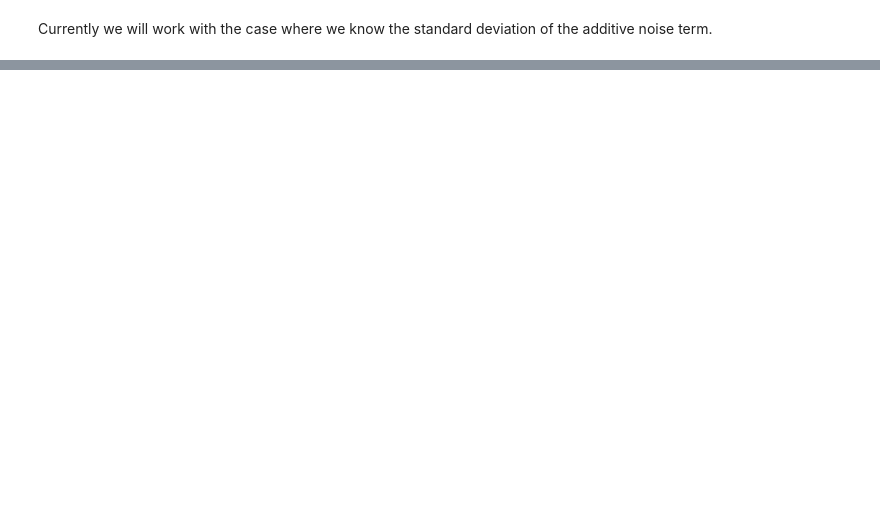
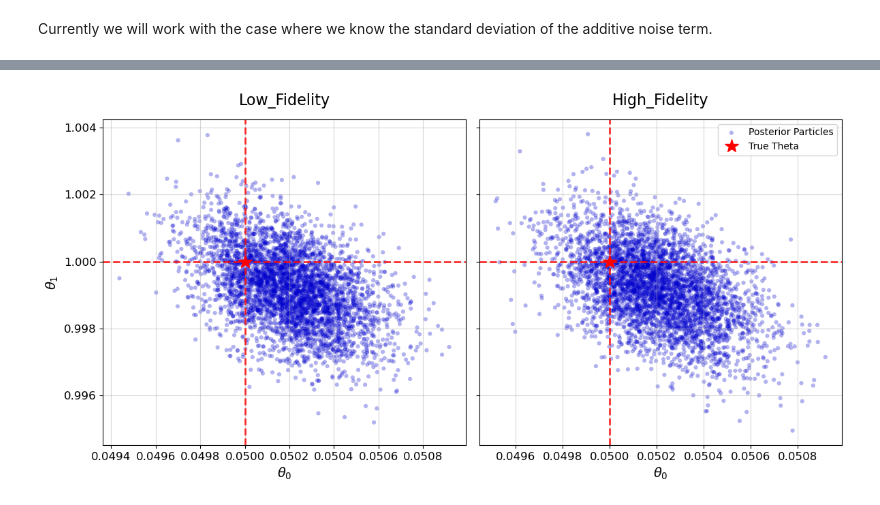
Before and after one commit to nasa/SMCPy, a Jupyter notebook: examples/mfmc/mfmc_dev_testing.ipynb, the cells around one changed output, grey strips where cells are left out. Drawn from its saved outputs; the diff is of its cells as text; code cells hidden in the pictures; blank space fills up the shorter version.

```diff
--- a/examples/mfmc/mfmc_dev_testing.ipynb
+++ b/examples/mfmc/mfmc_dev_testing.ipynb
@@ -70,0 +277,8 @@ prop_phi_list = smc.phi_sequence
+# %%
+plot_2d_joint_posterior(
+    THETA_TRUE.flatten(),
+    Low_Fidelity=lofi_step_list,
+    High_Fidelity=hifi_step_list,
+)
+# %% [output]
+[figure, added]
```
Also changed, not shown: parts of 14 cells of this notebook, 2 other files.
